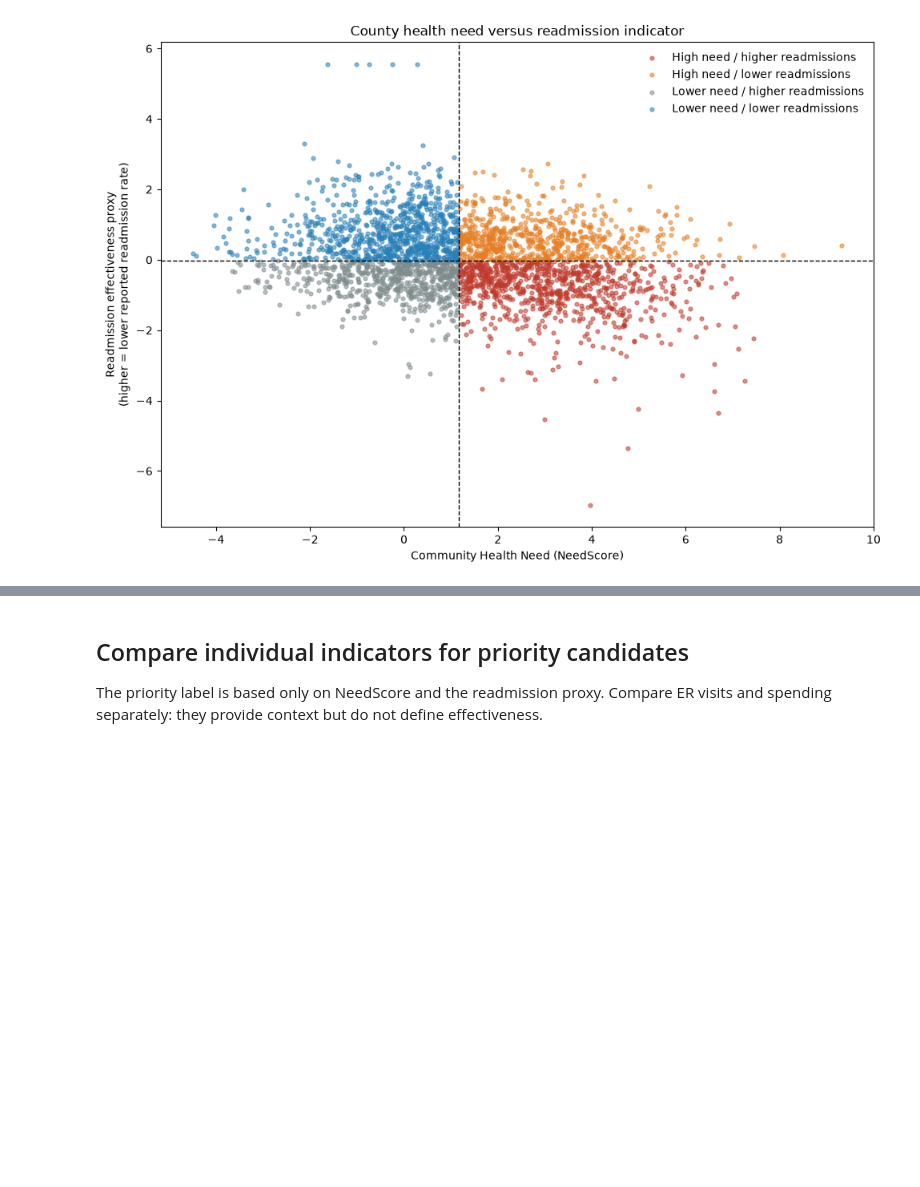
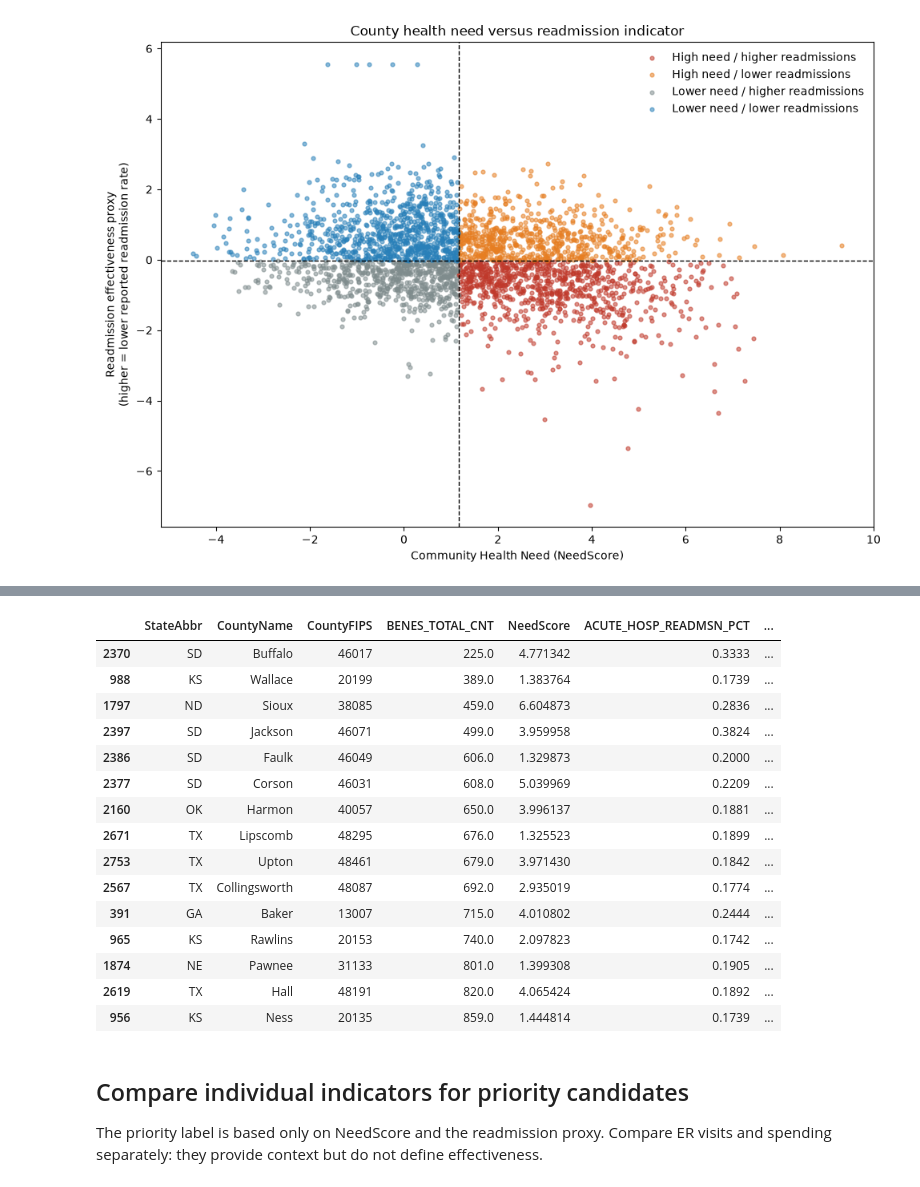
Before and after one commit to jho-code/Portfolio, a Jupyter notebook: projects/healthcare-access/notebooks/04_merge_analysis.ipynb, the cells around one changed output, grey strips where cells are left out. Drawn from its saved outputs; the diff is of its cells as text; code cells hidden in the pictures; blank space fills up the shorter version.

```diff
--- a/projects/healthcare-access/notebooks/04_merge_analysis.ipynb
+++ b/projects/healthcare-access/notebooks/04_merge_analysis.ipynb
@@ -209,3 +251,28 @@ priority_counties.head(20)
+# %%
+priority_counties.sort_values("BENES_TOTAL_CNT").head(15)[
+    [
+        "StateAbbr", "CountyName", "CountyFIPS", "BENES_TOTAL_CNT",
+        "NeedScore", "ACUTE_HOSP_READMSN_PCT",
+        "ER_VISITS_PER_1000_BENES",
+    ]
+]
+# %% [output]
+|  | StateAbbr | CountyName | CountyFIPS | BENES_TOTAL_CNT | NeedScore | ACUTE_HOSP_READMSN_PCT | ... |
+| 2370 | SD | Buffalo | 46017 | 225.0 | 4.771342 | 0.3333 | ... |
+| 988 | KS | Wallace | 20199 | 389.0 | 1.383764 | 0.1739 | ... |
+| 1797 | ND | Sioux | 38085 | 459.0 | 6.604873 | 0.2836 | ... |
+| 2397 | SD | Jackson | 46071 | 499.0 | 3.959958 | 0.3824 | ... |
+| 2386 | SD | Faulk | 46049 | 606.0 | 1.329873 | 0.2000 | ... |
+| 2377 | SD | Corson | 46031 | 608.0 | 5.039969 | 0.2209 | ... |
+| 2160 | OK | Harmon | 40057 | 650.0 | 3.996137 | 0.1881 | ... |
+| 2671 | TX | Lipscomb | 48295 | 676.0 | 1.325523 | 0.1899 | ... |
+| 2753 | TX | Upton | 48461 | 679.0 | 3.971430 | 0.1842 | ... |
+| 2567 | TX | Collingsworth | 48087 | 692.0 | 2.935019 | 0.1774 | ... |
+| 391 | GA | Baker | 13007 | 715.0 | 4.010802 | 0.2444 | ... |
+| 965 | KS | Rawlins | 20153 | 740.0 | 2.097823 | 0.1742 | ... |
+| 1874 | NE | Pawnee | 31133 | 801.0 | 1.399308 | 0.1905 | ... |
+| 2619 | TX | Hall | 48191 | 820.0 | 4.065424 | 0.1892 | ... |
+| 956 | KS | Ness | 20135 | 859.0 | 1.444814 | 0.1739 | ... |
 # %% [markdown]
 ## Compare individual indicators for priority candidates
 
```
Also changed, not shown: parts of 10 cells of this notebook.
